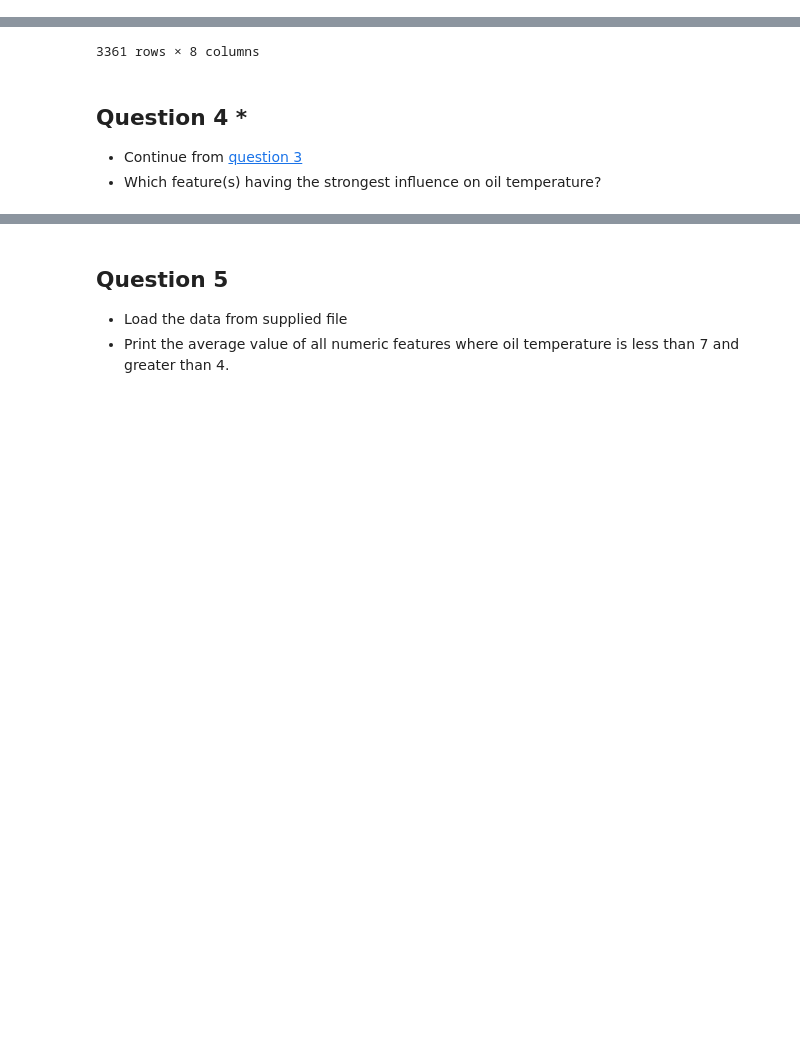
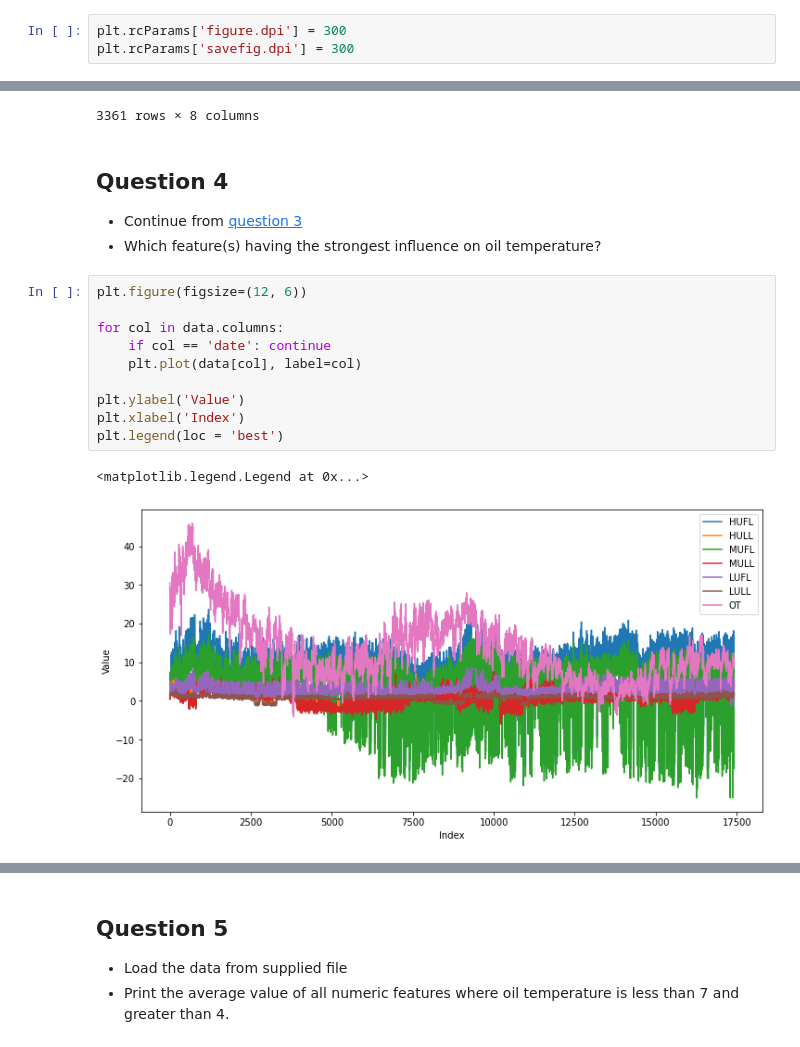
Before and after one commit to NNCT2904/SIT720-MachineLearning, a Jupyter notebook: Assignment1/assignment1.ipynb, the cells around one changed output, grey strips where cells are left out. Saved outputs shown, nothing was run; the diff lists cells and outputs as text; blank space fills up the shorter version.

```diff
--- a/Assignment1/assignment1.ipynb
+++ b/Assignment1/assignment1.ipynb
@@ -10,5 +12,8 @@ import pandas as pd
 # %%
 file = './ETTh1.csv'
+# %%
+plt.rcParams['figure.dpi'] = 300
+plt.rcParams['savefig.dpi'] = 300
 # %% [markdown]
 ## Question 1
 - Load the data from supplied data file
@@ -109,6 +120,19 @@ display(oil_more_than_20)
 | 10169 | 28/08/2017 17:00 | 5.358 | 3.818 | 1.208 | 2.452 | 4.295 | 1.401 | 22.230000 |
 3361 rows × 8 columns
 # %% [markdown]
-## Question 4 *
+## Question 4
 - Continue from [question 3](#question-3)
 - Which feature(s) having the strongest influence on oil temperature?
+# %%
+plt.figure(figsize=(12, 6))
+
+for col in data.columns:
+    if col == 'date': continue
+    plt.plot(data[col], label=col)
+
+plt.ylabel('Value')
+plt.xlabel('Index')
+plt.legend(loc = 'best')
+# %% [output]
+<matplotlib.legend.Legend at 0x...>
+[figure, added]
```
Also changed, not shown: parts of 13 cells of this notebook, 2 other files.
